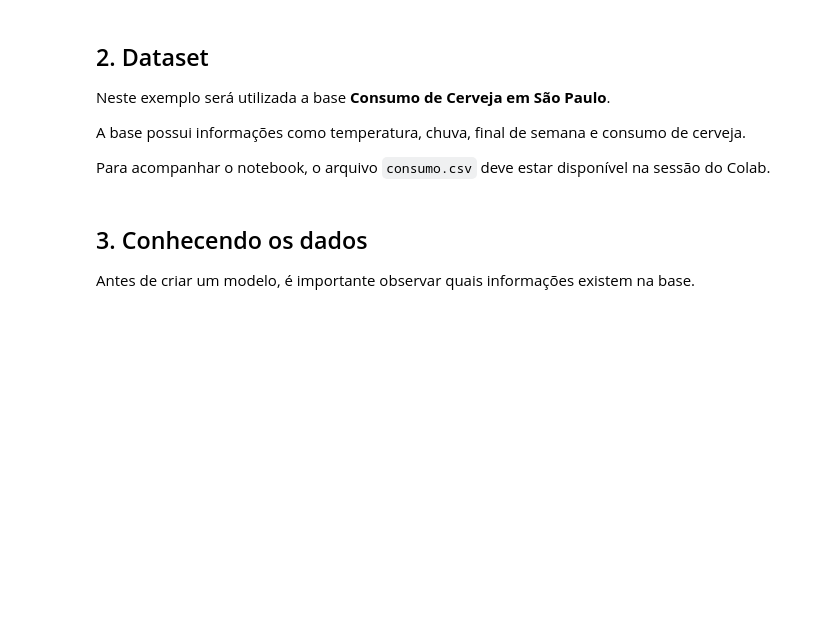
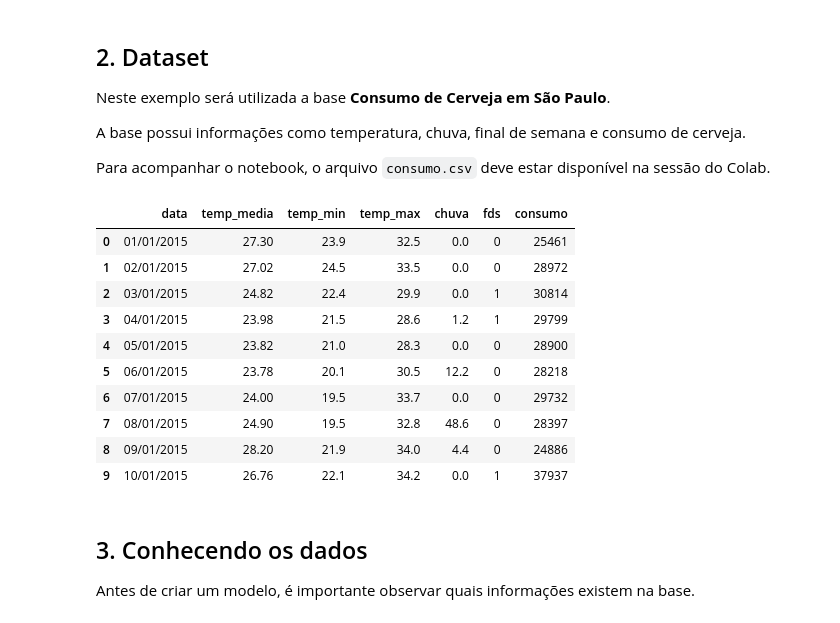
Before and after one commit to prof-atritiack/1CC-MLAM-regressao-linear-CP2-2sem, a Jupyter notebook: Exemplo_Aula_07_1CCPJ.ipynb, the cells around one changed output. Cells and saved outputs as stored; diff of their text form; code cells hidden in the pictures; blank space fills up the shorter version.

```diff
--- a/Exemplo_Aula_07_1CCPJ.ipynb
+++ b/Exemplo_Aula_07_1CCPJ.ipynb
@@ -42,5 +42,17 @@ A base possui informações como temperatura, chuva, final de semana e consumo d
 
 Para acompanhar o notebook, o arquivo `consumo.csv` deve estar disponível na sessão do Colab.
 # %%
-dados = pd.read_csv("consumo.csv", sep=";")
+dados = pd.read_csv('https://raw.githubusercontent.com/prof-atritiack/1CC-MLAM-regressao-linear-CP2-2sem/refs/heads/main/datasets/base_consumo.csv', sep=";")
 dados.head(10)
+# %% [output]
+|  | data | temp_media | temp_min | temp_max | chuva | fds | consumo |
+| 0 | 01/01/2015 | 27.30 | 23.9 | 32.5 | 0.0 | 0 | 25461 |
+| 1 | 02/01/2015 | 27.02 | 24.5 | 33.5 | 0.0 | 0 | 28972 |
+| 2 | 03/01/2015 | 24.82 | 22.4 | 29.9 | 0.0 | 1 | 30814 |
+| 3 | 04/01/2015 | 23.98 | 21.5 | 28.6 | 1.2 | 1 | 29799 |
+| 4 | 05/01/2015 | 23.82 | 21.0 | 28.3 | 0.0 | 0 | 28900 |
+| 5 | 06/01/2015 | 23.78 | 20.1 | 30.5 | 12.2 | 0 | 28218 |
+| 6 | 07/01/2015 | 24.00 | 19.5 | 33.7 | 0.0 | 0 | 29732 |
+| 7 | 08/01/2015 | 24.90 | 19.5 | 32.8 | 48.6 | 0 | 28397 |
+| 8 | 09/01/2015 | 28.20 | 21.9 | 34.0 | 4.4 | 0 | 24886 |
+| 9 | 10/01/2015 | 26.76 | 22.1 | 34.2 | 0.0 | 1 | 37937 |
```
Also changed, not shown: parts of 38 cells of this notebook.
